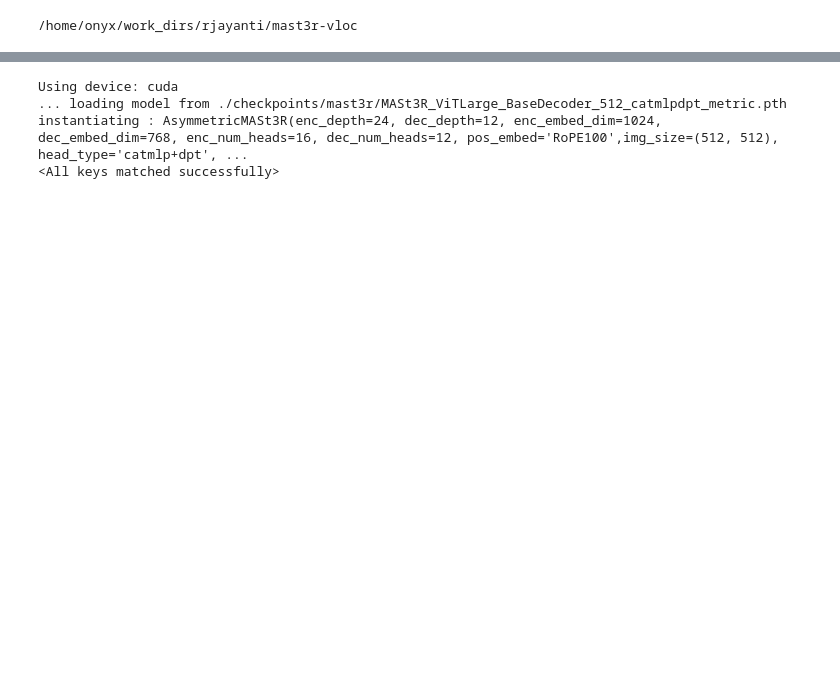
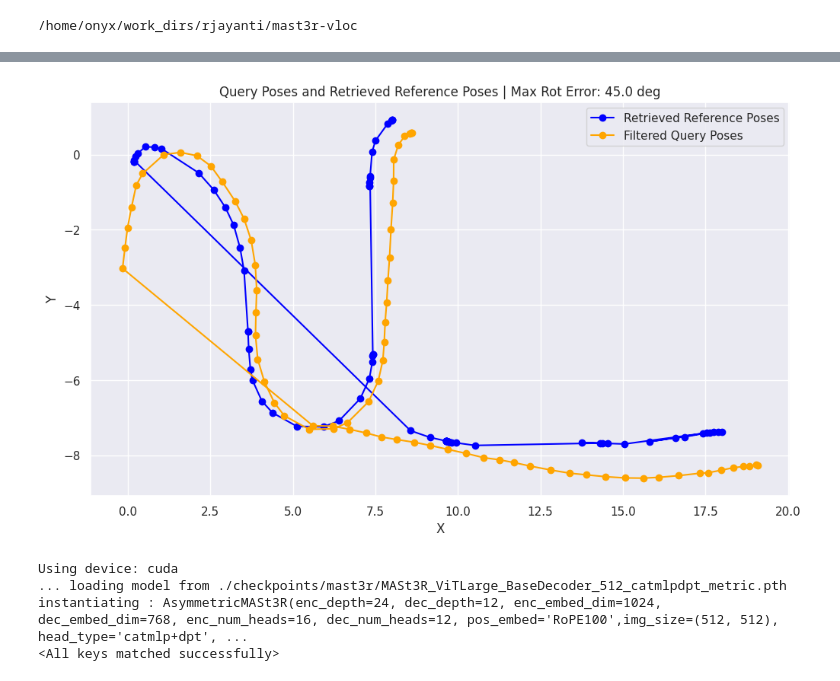
Before and after one commit to rjeye/mast3r-vloc, a Jupyter notebook: notebooks/exp-1-localize-rrclab.ipynb, the cells around one changed output, grey strips where cells are left out. Drawn from its saved outputs; the diff is of its cells as text; code cells hidden in the pictures; blank space fills up the shorter version.

```diff
--- a/notebooks/exp-1-localize-rrclab.ipynb
+++ b/notebooks/exp-1-localize-rrclab.ipynb
@@ -136,0 +103,72 @@ plt.show()
+# %%
+from src.utils.tf_utils import calculate_tf_error, compose_qt_tf
+# Parameters
+# ROTATION_WEIGHT = 0.7  # Weight for rotation error
+# TRANSLATION_WEIGHT = 1 - ROTATION_WEIGHT  # Weight for translation error
+MAX_ROTATION_ERROR = 45.0  # Maximum allowable rotation error in degrees
+MAX_TRANSLATION_ERROR = 3.0  # Maximum allowable translation error in meters
+
+# Lists to store filtered poses
+retrieved_ref_poses = []
+filtered_query_poses = []
+
+# Loop over query poses to find the closest match
+for query_pose in tqdm(query_poses):
+    min_score = float('inf')  # Initialize the minimum score
+    best_ref_pose = None
+
+    for ref_pose in ref_poses:
+        # Construct transformation matrices
+        T_query = compose_qt_tf(query_pose[4:], query_pose[1:4], in_xyzw=True)
+        T_ref = compose_qt_tf(ref_pose[4:], ref_pose[1:4], in_xyzw=True)
+
+        # Compute rotation and translation errors
+        R_err, T_err = calculate_tf_error(T_query, T_ref)
+
+        # Skip if errors exceed their respective thresholds
+        if R_err > MAX_ROTATION_ERROR or T_err > MAX_TRANSLATION_ERROR:
+            continue
+
+        score = R_err
+        # score = ROTATION_WEIGHT * R_err + TRANSLATION_WEIGHT * T_err
+
+        # Update best match
+        if score < min_score:
+            min_score = score
+            best_ref_pose = ref_pose
+
+    # Append the best match if found
+    if best_ref_pose is not None:
+        retrieved_ref_poses.append(best_ref_pose)
+        filtered_query_poses.append(query_pose)
+
+# Convert lists to numpy arrays for easier plotting
+retrieved_ref_positions = np.array(retrieved_ref_poses)[:, 1:3]  # Assuming the poses are in columns 1 to 3
+filtered_query_positions = np.array(filtered_query_poses)[:, 1:3]  # Assuming the poses are in columns 1 to 3
+
+# write poses to file in tum format with timestamps as index
+def write_tum_poses(file_path, poses):
+    with open(file_path, 'w') as f:
+        # simply write the poses as they are
+        for pose in poses:
+            f.write(" ".join(map(str, pose)) + "\n")
+
+retrieved_ref_poses_file = exp_folder / "retrieved_ref_poses_tum.txt"
+filtered_query_poses_file = exp_folder / "filtered_poses_tum.txt"
+
+write_tum_poses(retrieved_ref_poses_file, retrieved_ref_poses)
+write_tum_poses(filtered_query_poses_file, filtered_query_poses)
+
+# Plot the query poses and retrieved reference poses
+plt.figure(figsize=(10, 6))
+
+plt.plot(retrieved_ref_positions[:, 0], retrieved_ref_positions[:, 1], 'bo-', label='Retrieved Reference Poses')
+plt.plot(filtered_query_positions[:, 0], filtered_query_positions[:, 1], 'o-', color='orange', label='Filtered Query Poses')
+plt.xlabel('X')
+plt.ylabel('Y')
+plt.title(f'Query Poses and Retrieved Reference Poses | Max Rot Error: {MAX_ROTATION_ERROR} deg')
+plt.legend()
+
+plt.show()
+# %% [output]
+[figure, added]
```
Also changed, not shown: parts of 9 cells of this notebook, 4 other files.
